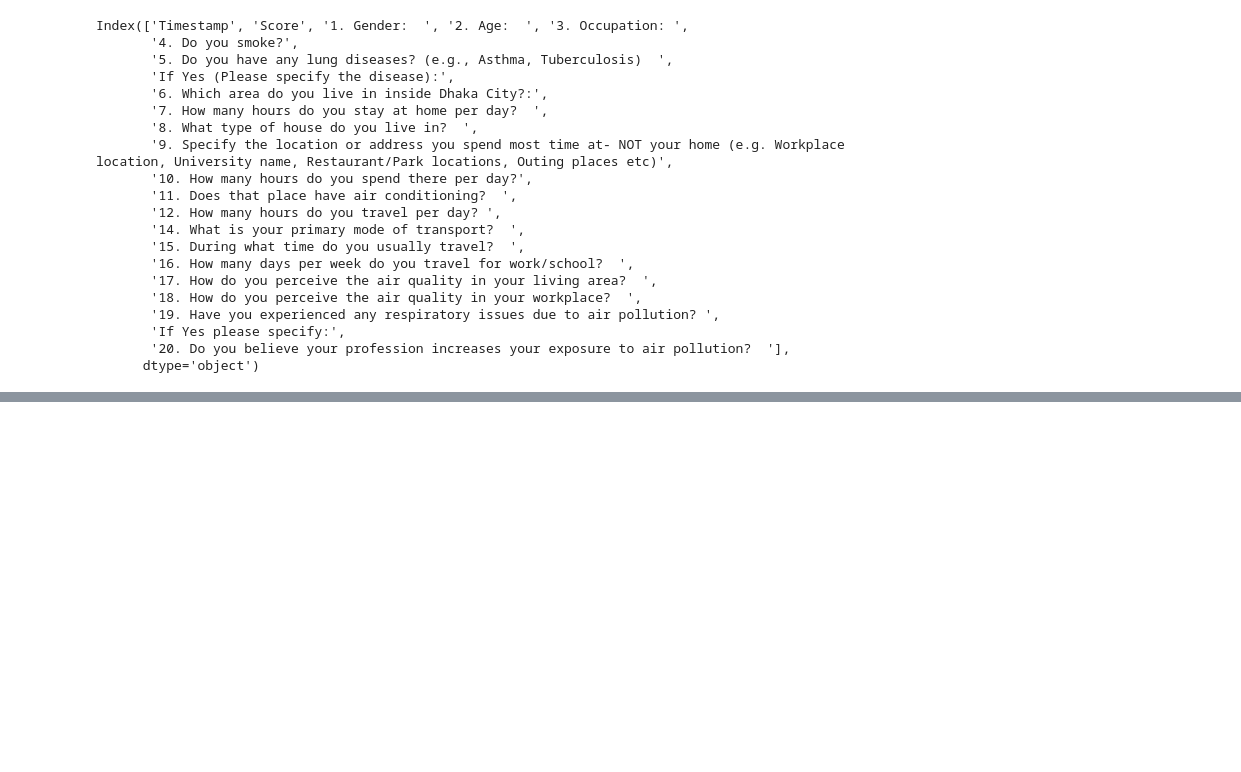
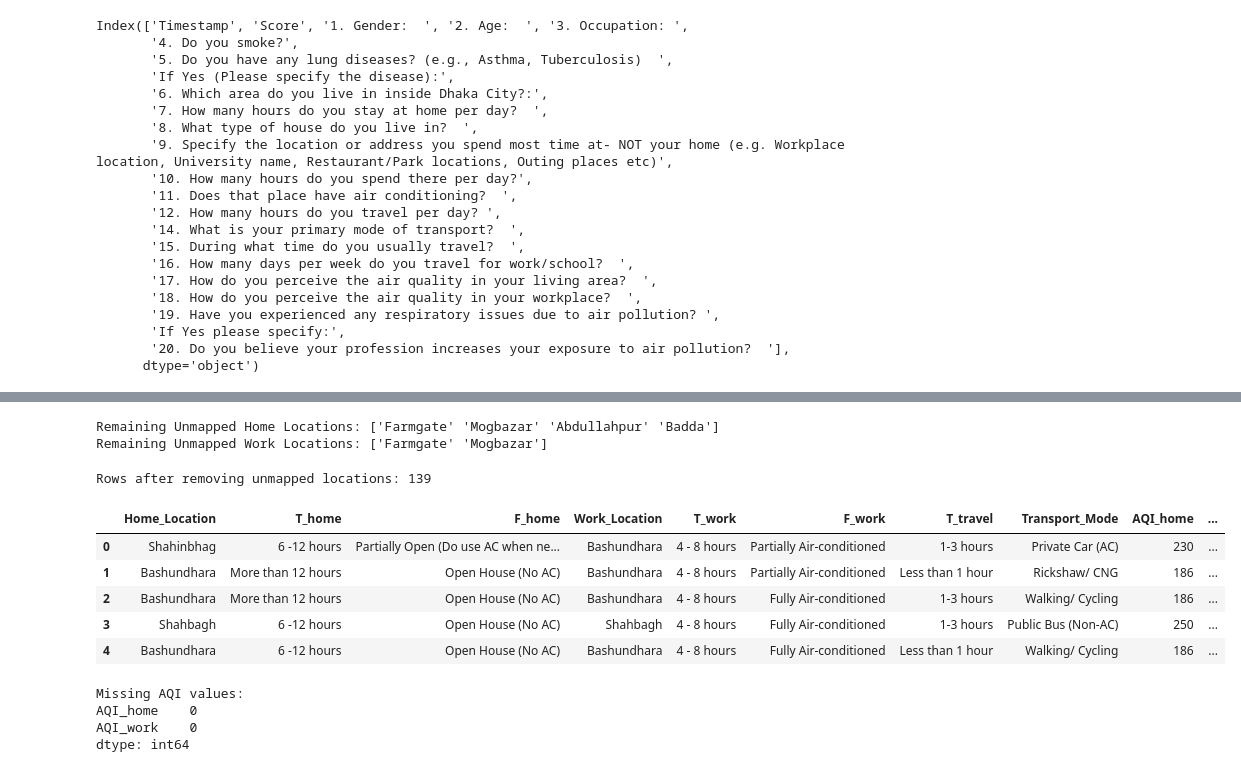
Before and after one commit to Wrudra/AirAwareDhaka, a Jupyter notebook: airawaredhaka.ipynb, the cells around one changed output, grey strips where cells are left out. Cells and saved outputs as stored; diff of their text form; code cells hidden in the pictures; blank space fills up the shorter version.

```diff
--- a/airawaredhaka.ipynb
+++ b/airawaredhaka.ipynb
@@ -84,0 +115,56 @@ df
+# %%
+# Create a fresh copy of the DataFrame to avoid any slicing issues
+df_clean = df.copy()
+
+# Remove spaces and correct spellings
+df_clean['Home_Location'] = df_clean['Home_Location'].str.strip().replace({
+    'Bashudhara': 'Bashundhara',
+    'Basundhara': 'Bashundhara',
+    'Shahinbag': 'Shahinbhag'
+})
+df_clean['Work_Location'] = df_clean['Work_Location'].str.strip().replace({
+    'Bashudhara': 'Bashundhara',
+    'Basundhara': 'Bashundhara',
+    'Shahinbag': 'Shahinbhag'
+})
+
+# Check remaining unmapped locations
+unmapped_home = df_clean[~df_clean['Home_Location'].isin(location_aqi.keys())]['Home_Location'].unique()
+unmapped_work = df_clean[~df_clean['Work_Location'].isin(location_aqi.keys())]['Work_Location'].unique()
+print("Remaining Unmapped Home Locations:", unmapped_home)
+print("Remaining Unmapped Work Locations:", unmapped_work)
+# %% [output]
+Remaining Unmapped Home Locations: ['Farmgate' 'Mogbazar' 'Abdullahpur' 'Badda']
+Remaining Unmapped Work Locations: ['Farmgate' 'Mogbazar']
+# %%
+# Filter rows and create a new DataFrame
+df_filtered = df_clean[df_clean['Home_Location'].isin(location_aqi.keys()) &
+                      df_clean['Work_Location'].isin(location_aqi.keys())].copy()
+print(f"Rows after removing unmapped locations: {len(df_filtered)}")
+# %% [output]
+Rows after removing unmapped locations: 139
+# %%
+# Map locations to AQI values using .loc
+df_filtered.loc[:, 'AQI_home'] = df_filtered['Home_Location'].map(location_aqi)
+df_filtered.loc[:, 'AQI_work'] = df_filtered['Work_Location'].map(location_aqi)
+
+# Update original DataFrame if needed
+df = df_filtered.copy()
+
+# Display first few rows
+df.head()
+# %% [output]
+|  | Home_Location | T_home | F_home | Work_Location | T_work | F_work | T_travel | Transport_Mode | AQI_home | ... |
+| 0 | Shahinbhag | 6 -12 hours | Partially Open (Do use AC when ne... | Bashundhara | 4 - 8 hours | Partially Air-conditioned | 1-3 hours | Private Car (AC) | 230 | ... |
+| 1 | Bashundhara | More than 12 hours | Open House (No AC) | Bashundhara | 4 - 8 hours | Partially Air-conditioned | Less than 1 hour | Rickshaw/ CNG | 186 | ... |
+| 2 | Bashundhara | More than 12 hours | Open House (No AC) | Bashundhara | 4 - 8 hours | Fully Air-conditioned | 1-3 hours | Walking/ Cycling | 186 | ... |
+| 3 | Shahbagh | 6 -12 hours | Open House (No AC) | Shahbagh | 4 - 8 hours | Fully Air-conditioned | 1-3 hours | Public Bus (Non-AC) | 250 | ... |
+| 4 | Bashundhara | 6 -12 hours | Open House (No AC) | Bashundhara | 4 - 8 hours | Fully Air-conditioned | Less than 1 hour | Walking/ Cycling | 186 | ... |
+# %%
+print("Missing AQI values:")
+print(df[['AQI_home', 'AQI_work']].isna().sum())
+# %% [output]
+Missing AQI values:
+AQI_home    0
+AQI_work    0
+dtype: int64
```
Also changed, not shown: parts of 6 cells of this notebook.
